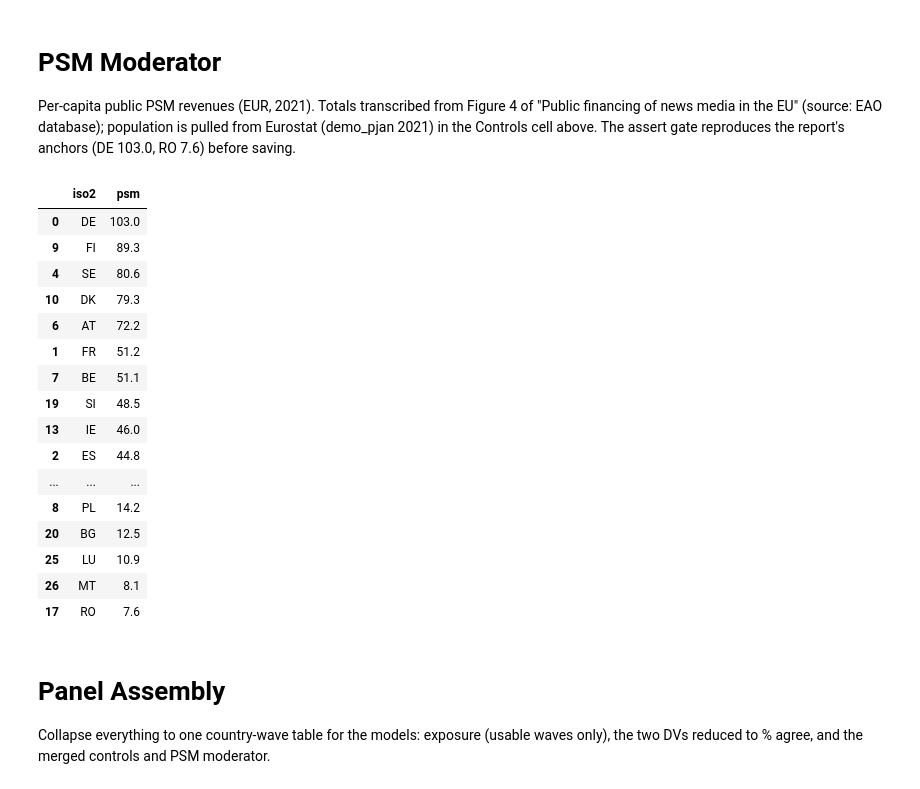
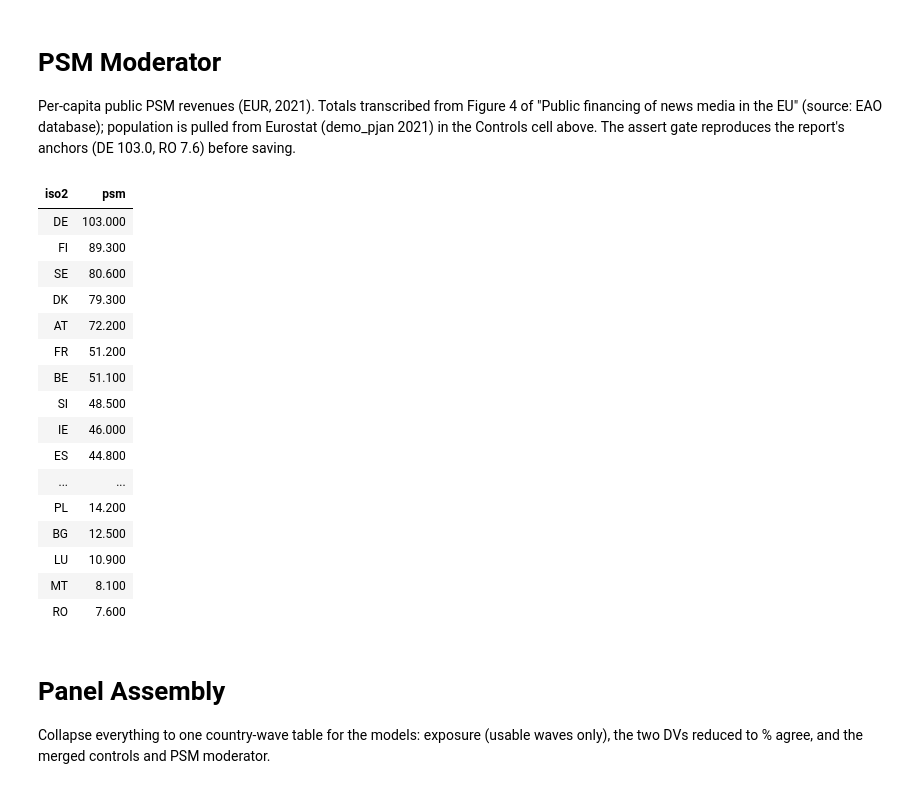
Before and after one commit to kam-eeel/pol380-research, a Jupyter notebook: analysis.ipynb, the cells around one changed output. Saved outputs shown, nothing was run; the diff lists cells and outputs as text; code cells hidden in the pictures.

Commit message:
cleaned up table outputs

```diff
--- a/analysis.ipynb
+++ b/analysis.ipynb
@@ -313,38 +313,38 @@ Per-capita public PSM revenues (EUR, 2021). Totals transcribed from Figure 4 of
 # %%
 if os.path.exists("data/interim/psm.csv"):
     psm = pd.read_csv("data/interim/psm.csv")
 else:
     total_meur = {  # Figure 4, EUR million, 2021 (Malta 2019) — EL is Greece
         "DE":8565.5,"FR":3469.3,"ES":2125.9,"IT":1819.8,"SE":836.3,"NL":697.2,"AT":645.2,
         "BE":590.8,"PL":525.1,"FI":494.1,"DK":462.9,"CZ":311.4,"HU":282.2,"IE":233.0,
         "EL":188.3,"PT":181.5,"HR":154.4,"RO":146.5,"SK":123.8,"SI":102.2,"BG":81.4,
         "LT":52.3,"EE":41.1,"LV":35.4,"CY":34.0,"LU":6.9,"MT":4.2}
 
     psm = pd.DataFrame([{"iso2": c, "psm": round(total_meur[c]*1e6/pop2021[c], 1)}
                         for c in total_meur])
     v = psm.set_index("iso2")["psm"]
     assert abs(v["DE"]-103.0) < 0.6 and abs(v["RO"]-7.6) < 0.3, "PSM anchors failed"
     psm.to_csv("data/interim/psm.csv", index=False)
 
-psm.sort_values("psm", ascending=False)
+psm.sort_values("psm", ascending=False).style.format(precision=3).hide(axis="index")
 # %% [output]
-|  | iso2 | psm |
-| 0 | DE | 103.0 |
-| 9 | FI | 89.3 |
-| 4 | SE | 80.6 |
-| 10 | DK | 79.3 |
-| 6 | AT | 72.2 |
-| 1 | FR | 51.2 |
-| 7 | BE | 51.1 |
-| 19 | SI | 48.5 |
-| 13 | IE | 46.0 |
-| 2 | ES | 44.8 |
-| ... | ... | ... |
-| 8 | PL | 14.2 |
-| 20 | BG | 12.5 |
-| 25 | LU | 10.9 |
-| 26 | MT | 8.1 |
-| 17 | RO | 7.6 |
+| iso2 | psm |
+| DE | 103.000 |
+| FI | 89.300 |
+| SE | 80.600 |
+| DK | 79.300 |
+| AT | 72.200 |
+| FR | 51.200 |
+| BE | 51.100 |
+| SI | 48.500 |
+| IE | 46.000 |
+| ES | 44.800 |
+| ... | ... |
+| PL | 14.200 |
+| BG | 12.500 |
+| LU | 10.900 |
+| MT | 8.100 |
+| RO | 7.600 |
 # %% [markdown]
 # Panel Assembly
 Collapse everything to one country-wave table for the models: exposure (usable waves only), the two DVs reduced to % agree, and the merged controls and PSM moderator.
```
Also changed, not shown: parts of 2 cells of this notebook, 1 other file.
